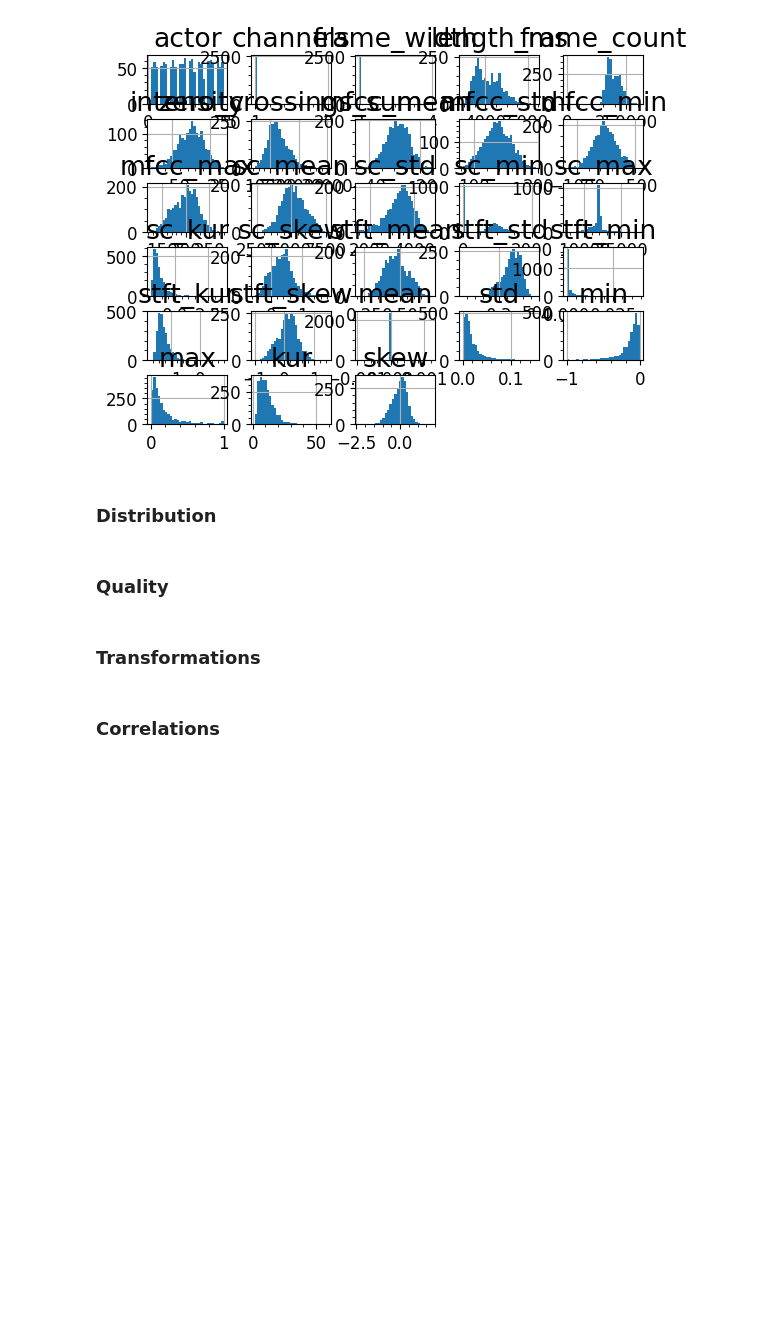
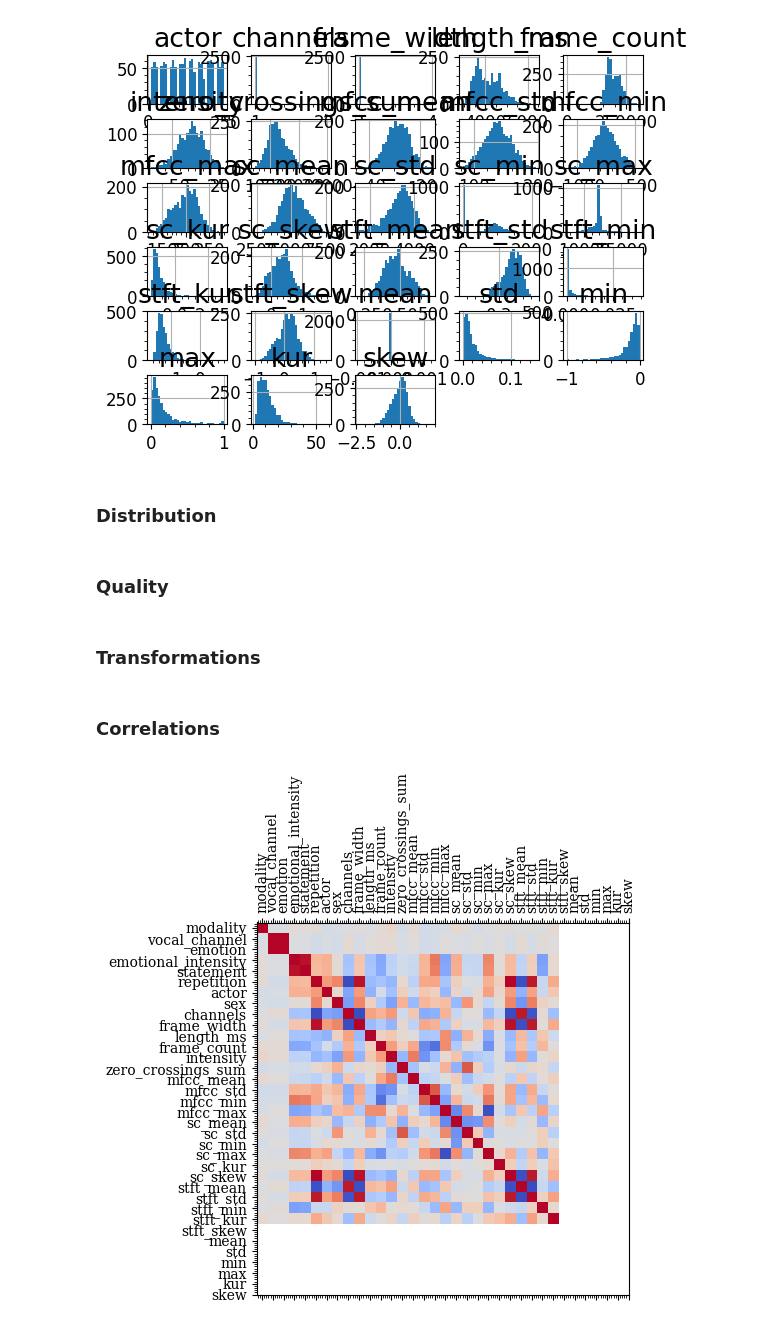
Before and after one commit to djanloo/dynamiting, a Jupyter notebook: UNDERSTANDING/data_understanding.ipynb, the cells around one changed output. Cells and saved outputs as stored; diff of their text form; code cells hidden in the pictures; blank space fills up the shorter version.

```diff
--- a/UNDERSTANDING/data_understanding.ipynb
+++ b/UNDERSTANDING/data_understanding.ipynb
@@ -35,0 +52,7 @@ for values characterization we try with boxplots an statistics.
+# %%
+# Categorical/quantitative split
+df.drop(columns=["modality"], inplace=True)
+categorical_features = ["vocal_channel", "emotion","emotional_intensity",
+                        "statement", "repetition", "actor", "sex"]
+quantitative_features = [feat for feat in df.columns if not feat in categorical_features]
+quantitative_features
@@ -88,3 +135,12 @@ NameError: name 'plt' is not defined
 ### Transformations
 # %% [markdown]
 ### Correlations
+# %%
+plt.matshow(df.corr(method="spearman"), cmap="coolwarm")
+plt.xticks(range(len(df.columns)), labels=df.columns,
+            rotation=90, font={"size":10, "family":"serif"} )
+plt.yticks(range(len(df.columns)), labels=df.columns,
+            rotation=0, font={"size":10, "family":"serif"} )
+print()
+# %% [output]
+[figure, added]
```
Also changed, not shown: parts of 7 cells of this notebook.
